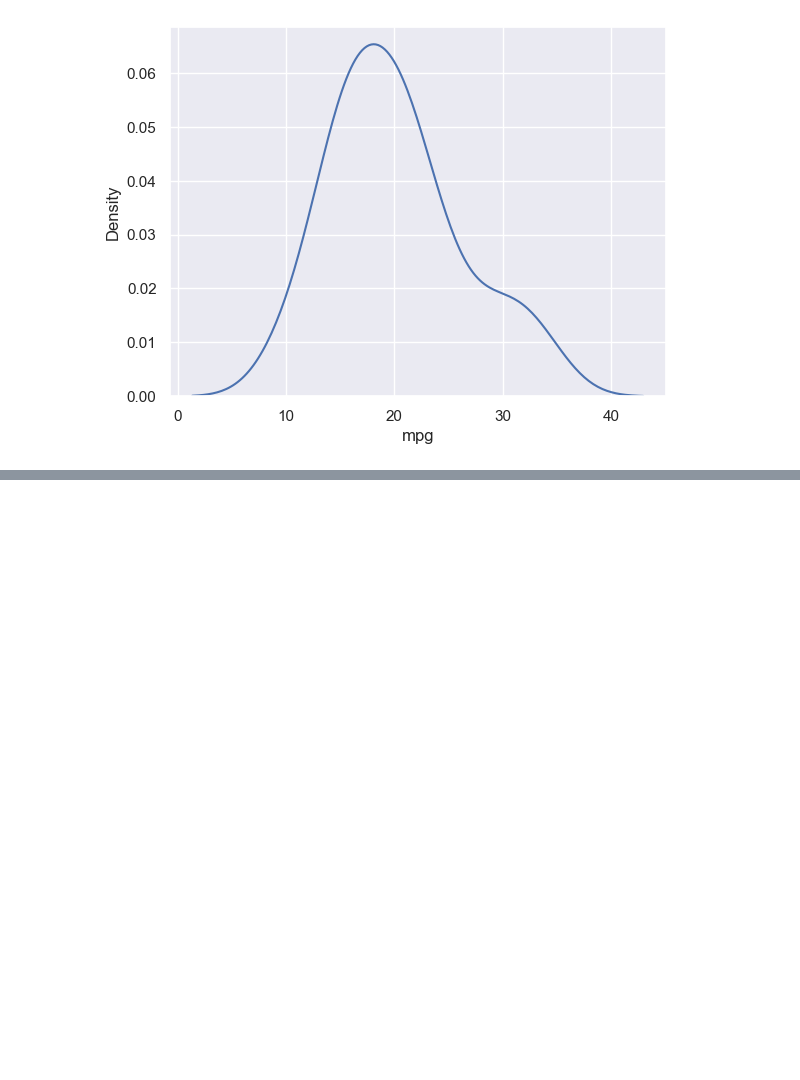
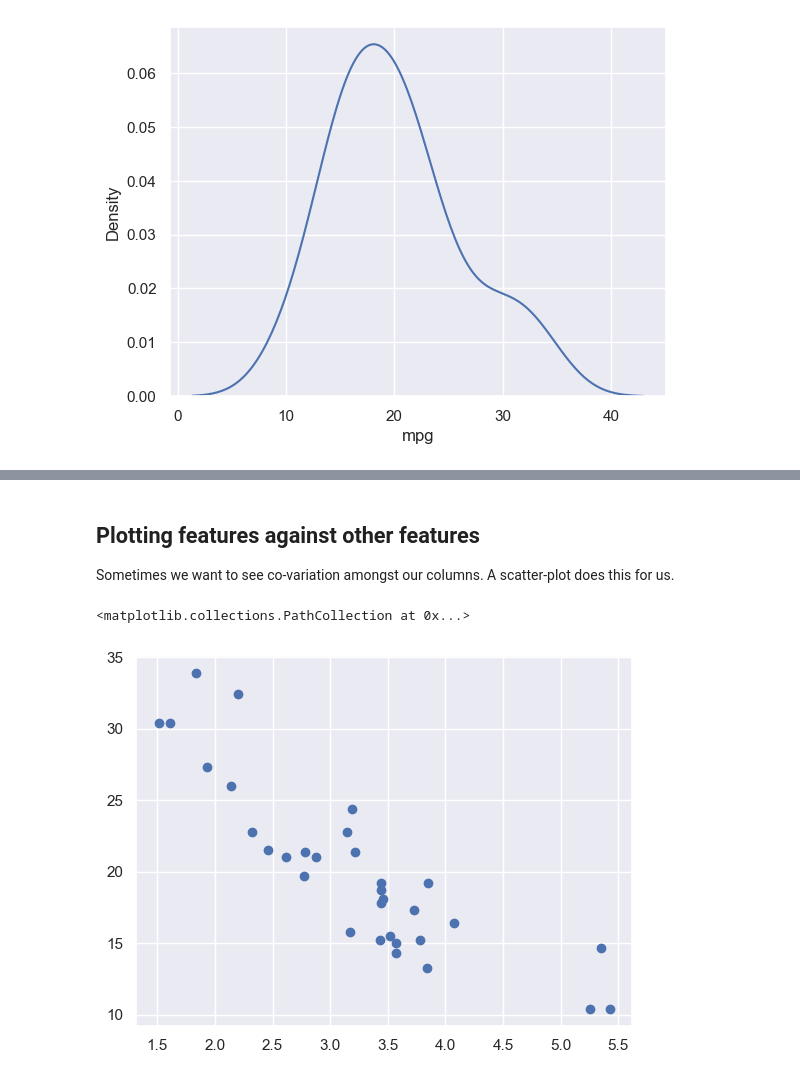
Before and after one commit to crdcamp/lin-reg-application, a Jupyter notebook: references/1_exploratory_data_analysis.ipynb, the cells around one changed output, grey strips where cells are left out. Cells and saved outputs as stored; diff of their text form; code cells hidden in the pictures; blank space fills up the shorter version.

```diff
--- a/references/1_exploratory_data_analysis.ipynb
+++ b/references/1_exploratory_data_analysis.ipynb
@@ -215,0 +231,9 @@ sns.kdeplot(dfcars.mpg);
+# %% [markdown]
+## Plotting features against other features
+
+Sometimes we want to see co-variation amongst our columns. A scatter-plot does this for us.
+# %%
+plt.scatter(dfcars.wt, dfcars.mpg)
+# %% [output]
+<matplotlib.collections.PathCollection at 0x...>
+[figure, added]
```
Also changed, not shown: parts of 5 cells of this notebook.
